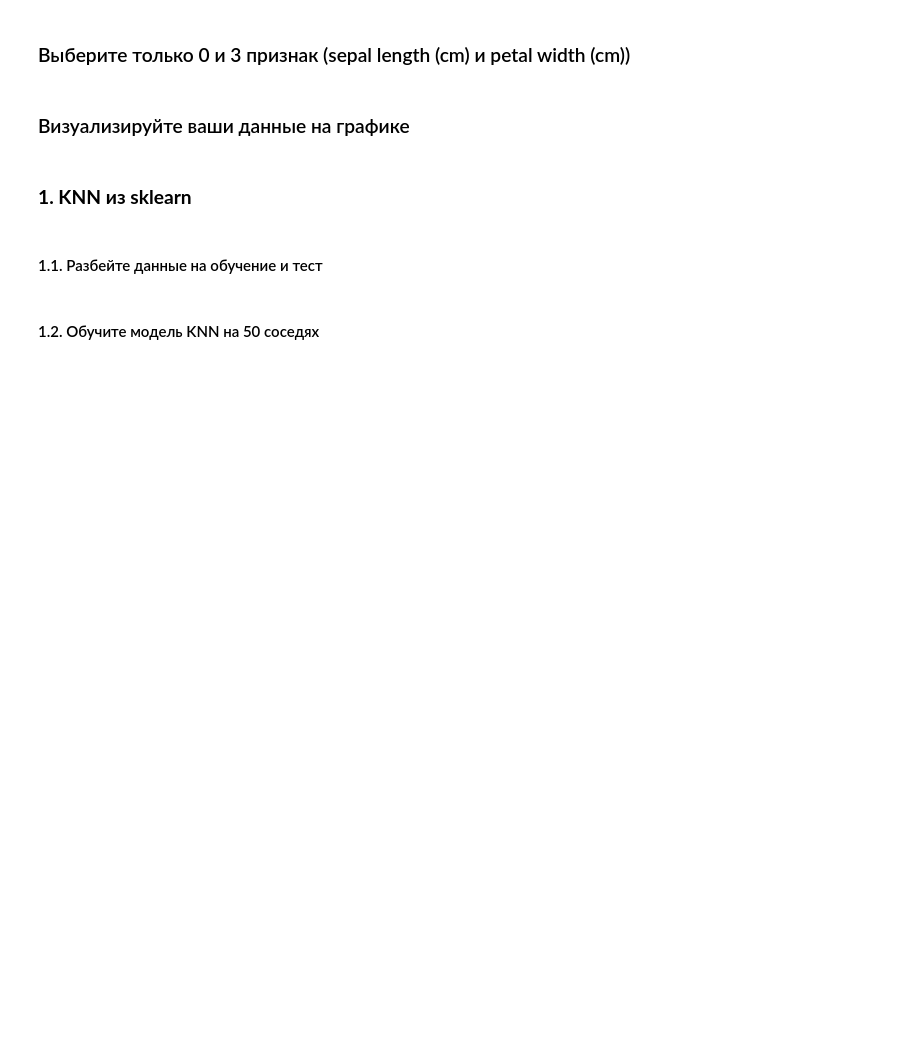
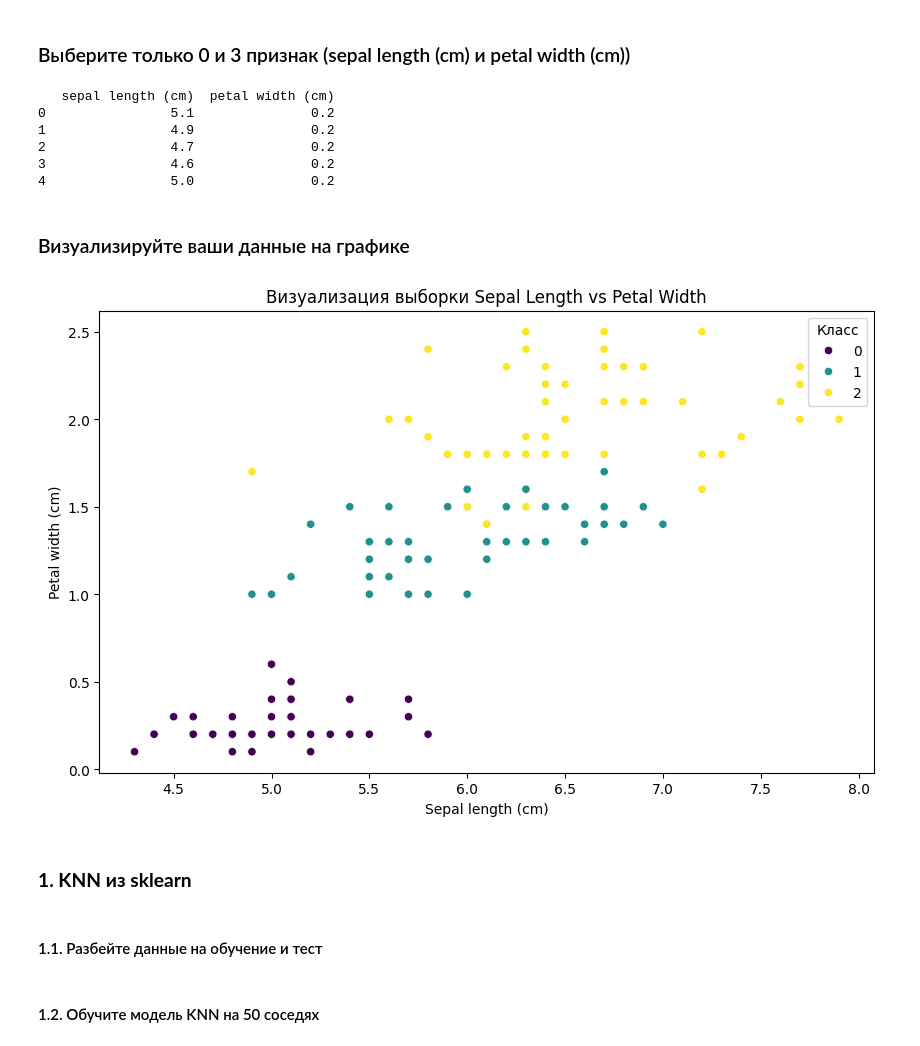
Before and after one commit to fruct49/ml_practice, a Jupyter notebook: Практическая_работа_4_Метод_K_ближайших_соседей.ipynb, the cells around one changed output. Drawn from its saved outputs; the diff is of its cells as text; code cells hidden in the pictures; blank space fills up the shorter version.

```diff
--- a/Практическая_работа_4_Метод_K_ближайших_соседей.ipynb
+++ b/Практическая_работа_4_Метод_K_ближайших_соседей.ipynb
@@ -395,2 +462,12 @@ y
+# %%
+X_subset = X.iloc[:, [0, 3]]
+print(X_subset.head())
+# %% [output]
+   sepal length (cm)  petal width (cm)
+0                5.1               0.2
+1                4.9               0.2
+2                4.7               0.2
+3                4.6               0.2
+4                5.0               0.2
 # %% [markdown]
 ### Визуализируйте ваши данные на графике
@@ -399,3 +474,16 @@ y
+# %%
+import matplotlib.pyplot as plt
+import seaborn as sns
+
+plt.figure(figsize=(10, 6))
+sns.scatterplot(x=X_subset.iloc[:, 0], y=X_subset.iloc[:, 1], hue=y, palette='viridis')
+plt.title("Визуализация выборки Sepal Length vs Petal Width")
+plt.xlabel("Sepal length (cm)")
+plt.ylabel("Petal width (cm)")
+plt.legend(title='Класс')
+plt.show()
+# %% [output]
+[figure, added]
 # %% [markdown]
 ### **1. KNN из sklearn**
 # %% [markdown]
```
Also changed, not shown: parts of 47 cells of this notebook.
